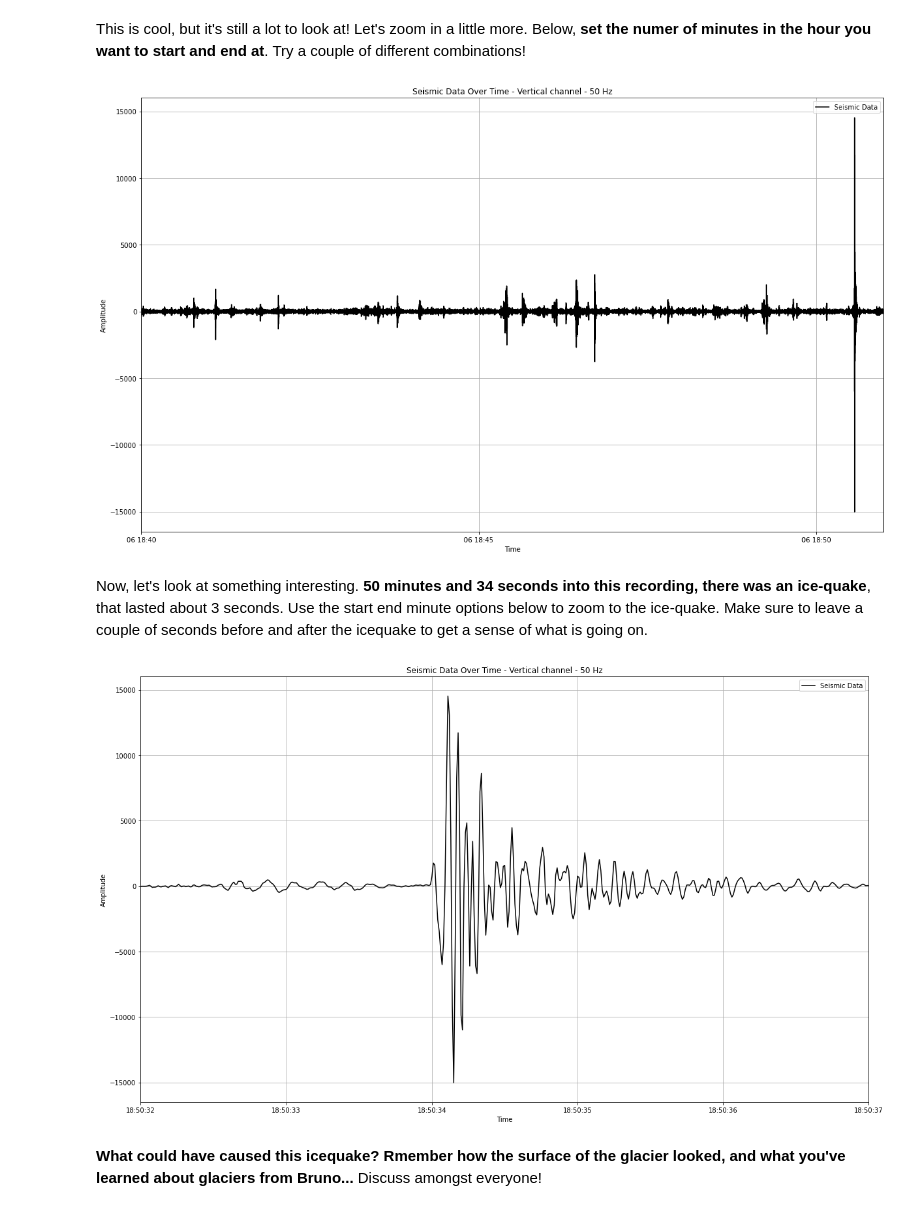
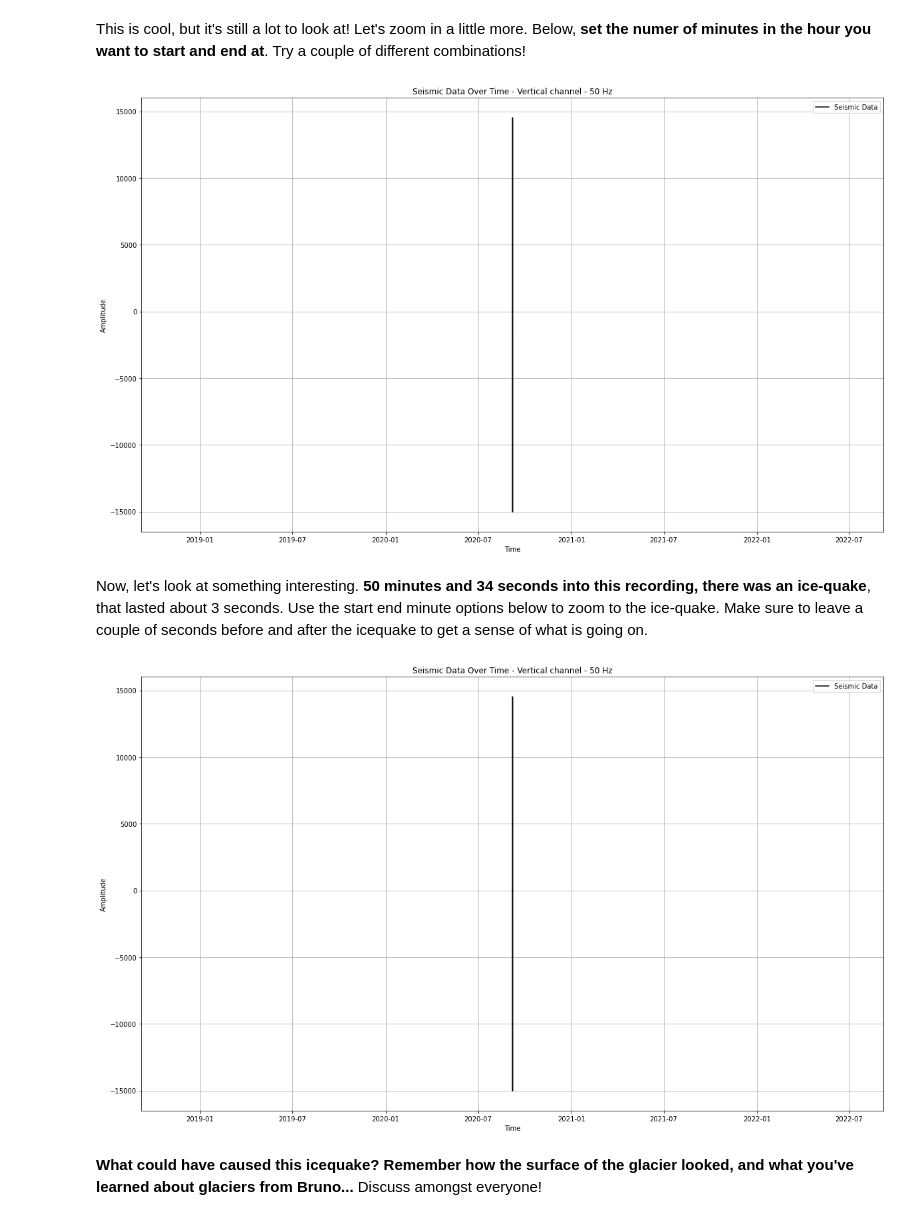
Before and after one commit to yoramterleth/TRIO_seismics, a Jupyter notebook: ACTIVITY_seismic_data.ipynb, the cells around one changed output. Drawn from its saved outputs; the diff is of its cells as text; code cells hidden in the pictures.

```diff
--- a/ACTIVITY_seismic_data.ipynb
+++ b/ACTIVITY_seismic_data.ipynb
@@ -91,10 +89,10 @@ plt.show()
 This is cool, but it's still a lot to look at! Let's zoom in a little more. Below, **set the numer of minutes in the hour you want to start and end at**. Try a couple of different combinations!
 # %%
 # minute you want to start at (between 0 and 59).
-start_minute = 40
+start_minute = 0
 
 # minute you want to end at (between 1 and 60, must be higher than the minute you start at).
-end_minute = 51
+end_minute = 0
 
 # Plot the data
 plt.figure(figsize=(20, 12))
@@ -107,32 +105,32 @@ plt.grid(True)
 plt.xlim(datetime(2020,9,6,18,start_minute,0),datetime(2020,9,6,18,end_minute,0))
 plt.show()
 # %% [output]
-[figure, old version]
+[figure, new version]
 # %% [markdown]
 Now, let's look at something interesting. **50 minutes and 34 seconds into this recording, there was an ice-quake**, that lasted about 3 seconds. Use the start end minute options below to zoom to the ice-quake. Make sure to leave a couple of seconds before and after the icequake to get a sense of what is going on.
 # %%
 # minute you want to start at (between 0 and 59).
-start_minute = 50
-end_minute = 50
+start_minute = 0
+end_minute = 0
 
 # second you want to start at
-start_second = 32
+start_second = 0
 # second you want to end at
-end_second = 37
+end_second = 0
 
 
 
 # Plot the data
 plt.figure(figsize=(20, 12))
 plt.plot(time, seismic_data, label='Seismic Data', color='black')
 plt.xlabel('Time')
 plt.ylabel('Amplitude')
 plt.title('Seismic Data Over Time - Vertical channel - 50 Hz')
 plt.legend()
 plt.grid(True)
 plt.xlim(datetime(2020,9,6,18,start_minute,start_second),datetime(2020,9,6,18,end_minute,end_second))
 plt.show()
 # %% [output]
-[figure, old version]
+[figure, new version]
 # %% [markdown]
-**What could have caused this icequake? Rmember how the surface of the glacier looked, and what you've learned about glaciers from Bruno...** Discuss amongst everyone!
+**What could have caused this icequake? Remember how the surface of the glacier looked, and what you've learned about glaciers from Bruno...** Discuss amongst everyone!
```
Also changed, not shown: parts of 5 cells of this notebook.
